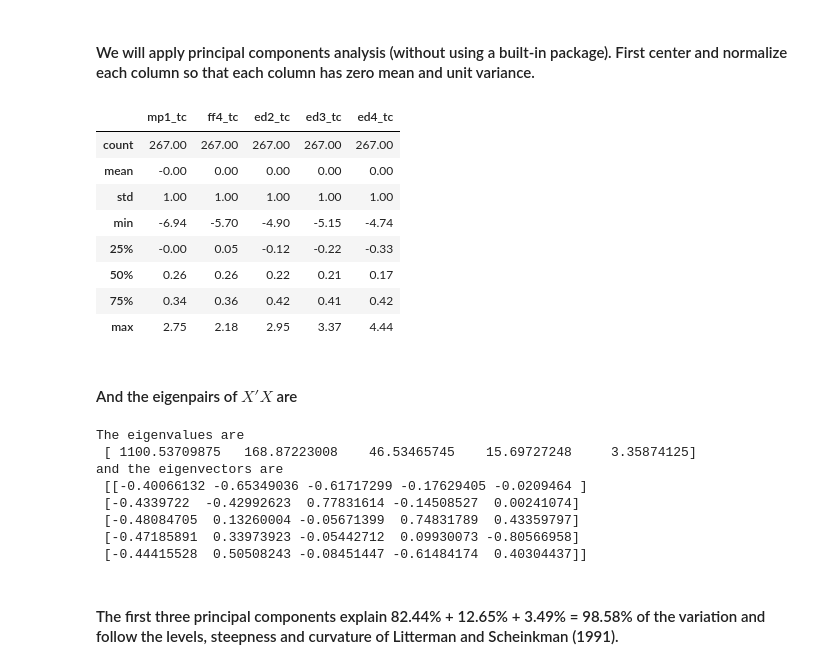
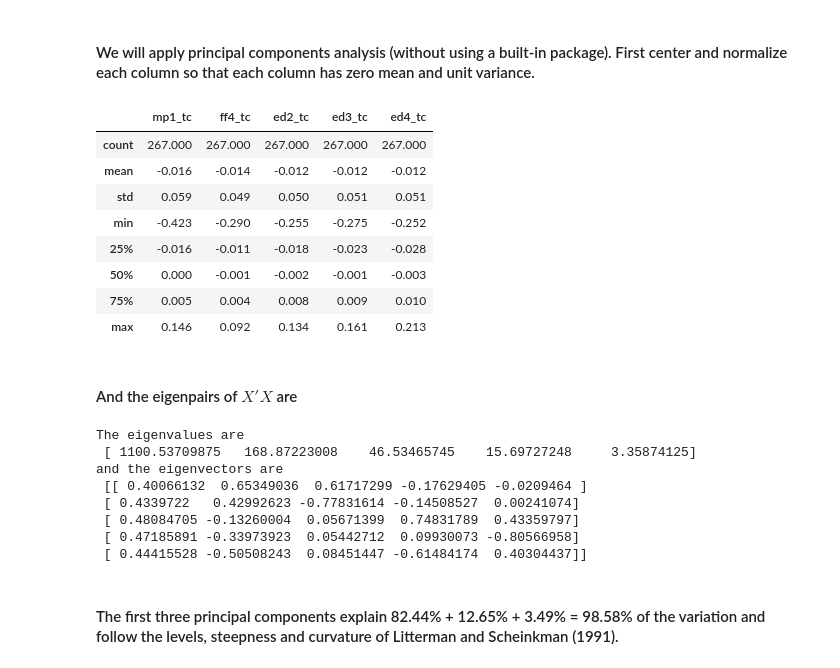
Before and after one commit to stevenzheng1/Econ-616, a Jupyter notebook: HW5.ipynb, the cells around one changed output. Cells and saved outputs as stored; diff of their text form; code cells hidden in the pictures.

```diff
--- a/HW5.ipynb
+++ b/HW5.ipynb
@@ -53,38 +53,39 @@ data[['mp1_tc','ff4_tc','ed2_tc','ed3_tc','ed4_tc']].corr().round(2)
 #### We will apply principal components analysis (without using a built-in package). First center and normalize each column so that each column has zero mean and unit variance.
 # %%
 X = data[['mp1_tc','ff4_tc','ed2_tc','ed3_tc','ed4_tc']].copy()
-X = pd.DataFrame(StandardScaler().fit_transform(X))
+#X = pd.DataFrame(StandardScaler().fit_transform(X))
 X.columns = ['mp1_tc','ff4_tc','ed2_tc','ed3_tc','ed4_tc']
-X.describe().round(2)
+X.describe().round(3)
 # %% [output]
 |  | mp1_tc | ff4_tc | ed2_tc | ed3_tc | ed4_tc |
-| count | 267.00 | 267.00 | 267.00 | 267.00 | 267.00 |
-| mean | -0.00 | 0.00 | 0.00 | 0.00 | 0.00 |
-| std | 1.00 | 1.00 | 1.00 | 1.00 | 1.00 |
-| min | -6.94 | -5.70 | -4.90 | -5.15 | -4.74 |
-| 25% | -0.00 | 0.05 | -0.12 | -0.22 | -0.33 |
-| 50% | 0.26 | 0.26 | 0.22 | 0.21 | 0.17 |
-| 75% | 0.34 | 0.36 | 0.42 | 0.41 | 0.42 |
-| max | 2.75 | 2.18 | 2.95 | 3.37 | 4.44 |
+| count | 267.000 | 267.000 | 267.000 | 267.000 | 267.000 |
+| mean | -0.016 | -0.014 | -0.012 | -0.012 | -0.012 |
+| std | 0.059 | 0.049 | 0.050 | 0.051 | 0.051 |
+| min | -0.423 | -0.290 | -0.255 | -0.275 | -0.252 |
+| 25% | -0.016 | -0.011 | -0.018 | -0.023 | -0.028 |
+| 50% | 0.000 | -0.001 | -0.002 | -0.001 | -0.003 |
+| 75% | 0.005 | 0.004 | 0.008 | 0.009 | 0.010 |
+| max | 0.146 | 0.092 | 0.134 | 0.161 | 0.213 |
 # %% [markdown]
 #### And the eigenpairs of $X'X$ are
 # %%
 XTX = np.dot(X.T,X)
 
-eigenvalues, eigenvectors = np.linalg.eigh(XTX)
-eigenvalues = np.flip(eigenvalues,0) #Python gave them in smallest to largest so we flip them
-eigenvectors = np.flip(eigenvectors,1)
+eigenvalues, eigenvectors = np.linalg.eig(XTX)
+# So apparenlty eigh gives it in a different order than eig!
+#eigenvalues = np.flip(eigenvalues,0) #Python gave them in smallest to largest so we flip them
+#eigenvectors = np.flip(eigenvectors,1)
 
 print('The eigenvalues are\n %s\nand the eigenvectors are \n %s' % (eigenvalues,eigenvectors))
 # %% [output]
 The eigenvalues are
  [ 1100.53709875   168.87223008    46.53465745    15.69727248     3.35874125]
 and the eigenvectors are
- [[-0.40066132 -0.65349036 -0.61717299 -0.17629405 -0.0209464 ]
- [-0.4339722  -0.42992623  0.77831614 -0.14508527  0.00241074]
- [-0.48084705  0.13260004 -0.05671399  0.74831789  0.43359797]
- [-0.47185891  0.33973923 -0.05442712  0.09930073 -0.80566958]
- [-0.44415528  0.50508243 -0.08451447 -0.61484174  0.40304437]]
+ [[ 0.40066132  0.65349036  0.61717299 -0.17629405 -0.0209464 ]
+ [ 0.4339722   0.42992623 -0.77831614 -0.14508527  0.00241074]
+ [ 0.48084705 -0.13260004  0.05671399  0.74831789  0.43359797]
+ [ 0.47185891 -0.33973923  0.05442712  0.09930073 -0.80566958]
+ [ 0.44415528 -0.50508243  0.08451447 -0.61484174  0.40304437]]
 # %% [markdown]
  #### The first three principal components explain 82.44% + 12.65% + 3.49% = 98.58% of the variation and follow the levels, steepness and curvature of Litterman and Scheinkman (1991).
 # %%
```
Also changed, not shown: parts of 24 cells of this notebook.
